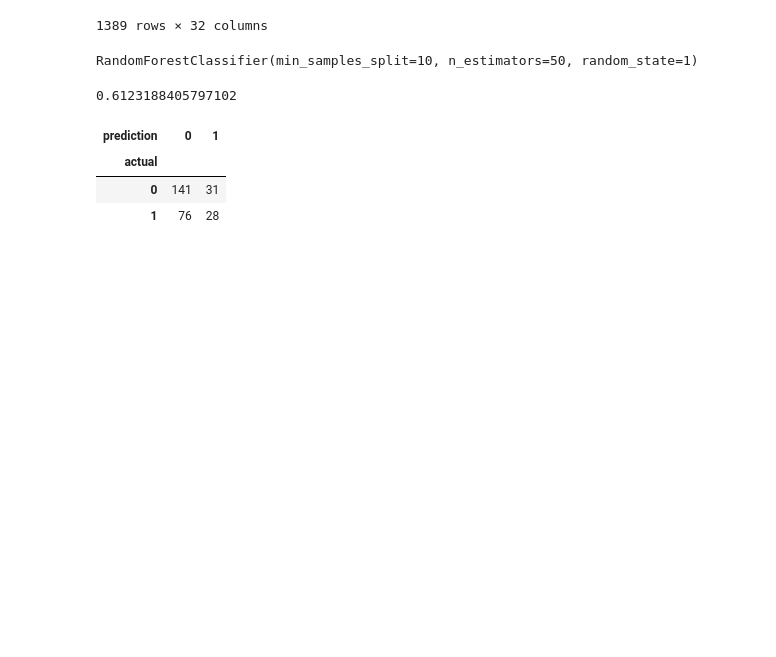
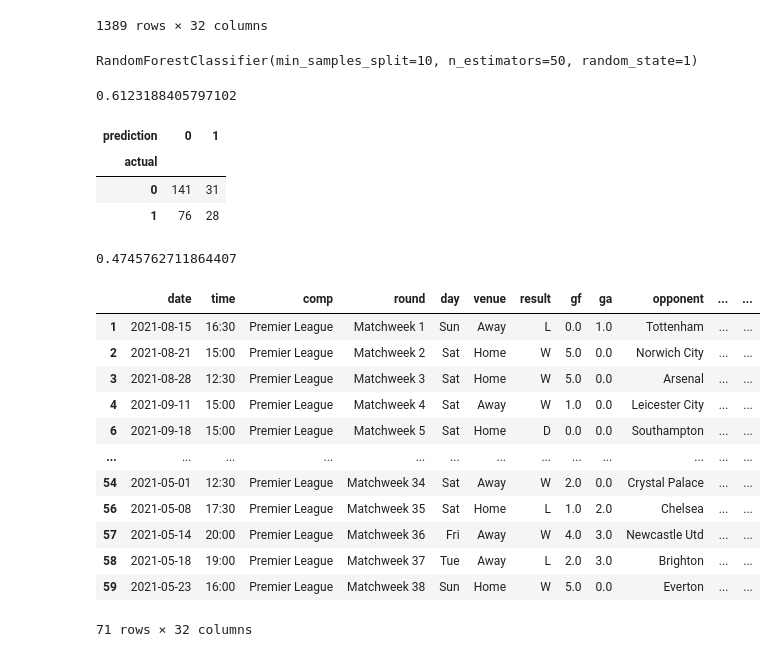
Before and after one commit to yashkhan42/soccer-match-predictor, a Jupyter notebook: prediction.ipynb, the cells around one changed output. Cells and saved outputs as stored; diff of their text form; code cells hidden in the pictures; blank space fills up the shorter version.

Commit message:
Imporving precision

```diff
--- a/prediction.ipynb
+++ b/prediction.ipynb
@@ -184,0 +187,6 @@ pd.crosstab(index=combined["actual"], columns=combined["prediction"])
+# %%
+precision_score(test["target"], preds)
+# %% [output]
+0.4745762711864407
+# %%
+grouped_matches = matches.groupby("team")
@@ -184,0 +195,16 @@ pd.crosstab(index=combined["actual"], columns=combined["prediction"])
+# %%
+group
+# %% [output]
+|  | date | time | comp | round | day | venue | result | gf | ga | opponent | ... | ... |
+| 1 | 2021-08-15 | 16:30 | Premier League | Matchweek 1 | Sun | Away | L | 0.0 | 1.0 | Tottenham | ... | ... |
+| 2 | 2021-08-21 | 15:00 | Premier League | Matchweek 2 | Sat | Home | W | 5.0 | 0.0 | Norwich City | ... | ... |
+| 3 | 2021-08-28 | 12:30 | Premier League | Matchweek 3 | Sat | Home | W | 5.0 | 0.0 | Arsenal | ... | ... |
+| 4 | 2021-09-11 | 15:00 | Premier League | Matchweek 4 | Sat | Away | W | 1.0 | 0.0 | Leicester City | ... | ... |
+| 6 | 2021-09-18 | 15:00 | Premier League | Matchweek 5 | Sat | Home | D | 0.0 | 0.0 | Southampton | ... | ... |
+| ... | ... | ... | ... | ... | ... | ... | ... | ... | ... | ... | ... | ... |
+| 54 | 2021-05-01 | 12:30 | Premier League | Matchweek 34 | Sat | Away | W | 2.0 | 0.0 | Crystal Palace | ... | ... |
+| 56 | 2021-05-08 | 17:30 | Premier League | Matchweek 35 | Sat | Home | L | 1.0 | 2.0 | Chelsea | ... | ... |
+| 57 | 2021-05-14 | 20:00 | Premier League | Matchweek 36 | Fri | Away | W | 4.0 | 3.0 | Newcastle Utd | ... | ... |
+| 58 | 2021-05-18 | 19:00 | Premier League | Matchweek 37 | Tue | Away | L | 2.0 | 3.0 | Brighton | ... | ... |
+| 59 | 2021-05-23 | 16:00 | Premier League | Matchweek 38 | Sun | Home | W | 5.0 | 0.0 | Everton | ... | ... |
+71 rows × 32 columns
```
Also changed, not shown: parts of 8 cells of this notebook.
